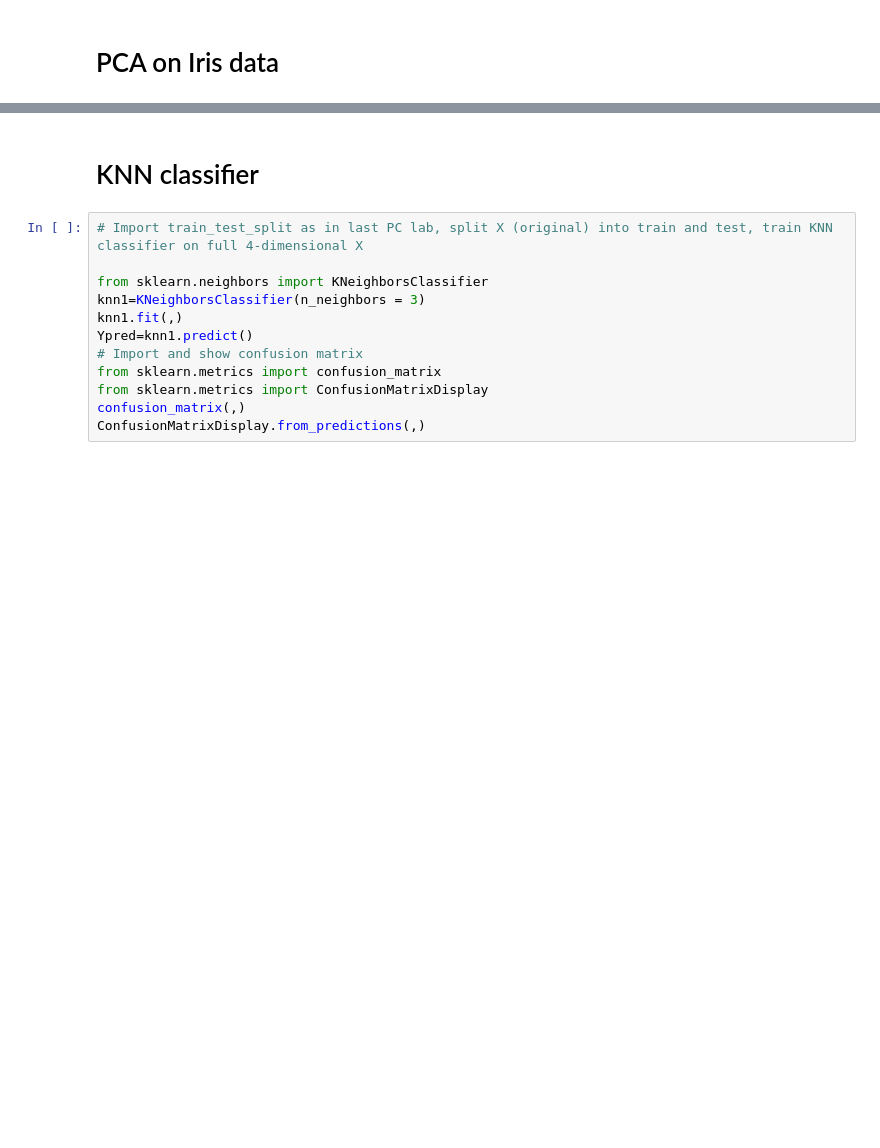
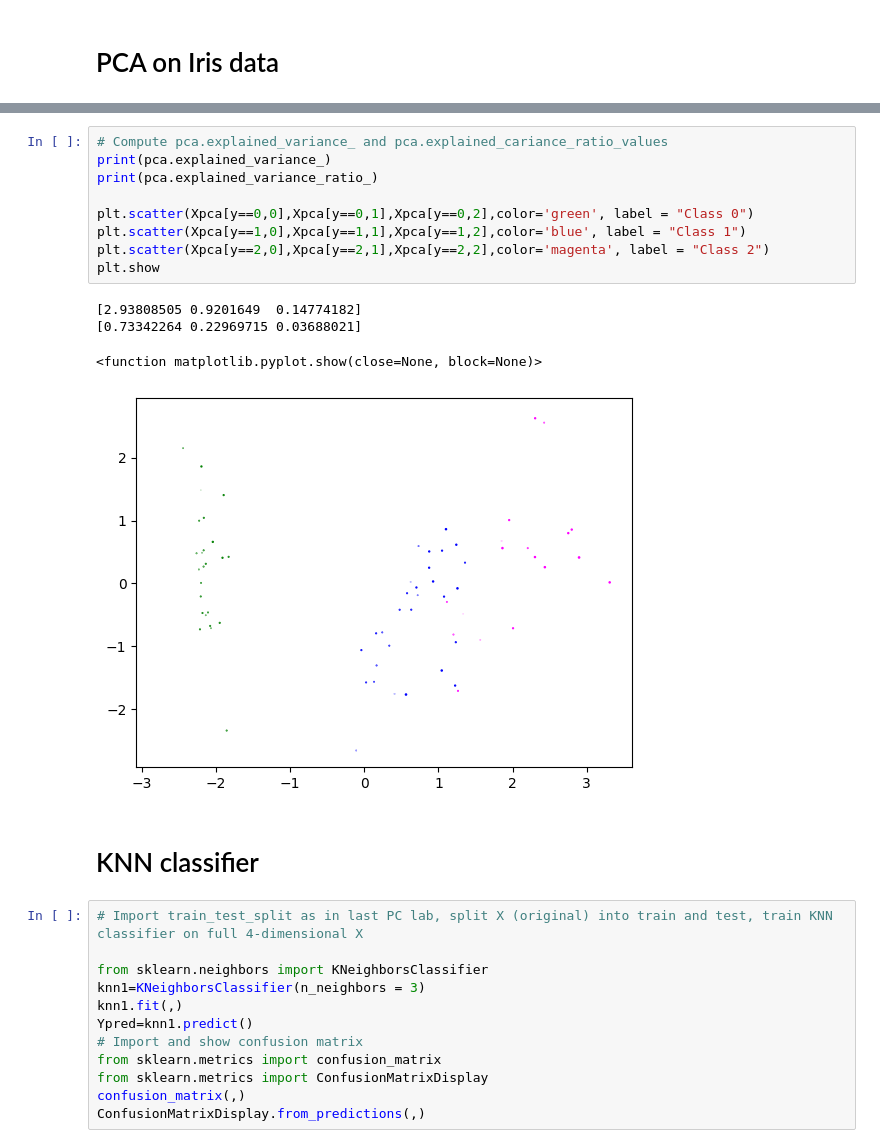
Before and after one commit to Mark1507/Kovychev_MLF, a Jupyter notebook: lab_04.ipynb, the cells around one changed output, grey strips where cells are left out. Saved outputs shown, nothing was run; the diff lists cells and outputs as text; blank space fills up the shorter version.

```diff
--- a/lab_04.ipynb
+++ b/lab_04.ipynb
@@ -78,3 +111,17 @@ array([0.72962445, 0.22850762, 0.03668922])
+# %%
+# Compute pca.explained_variance_ and pca.explained_cariance_ratio_values
+print(pca.explained_variance_)
+print(pca.explained_variance_ratio_)
+
+plt.scatter(Xpca[y==0,0],Xpca[y==0,1],Xpca[y==0,2],color='green', label = "Class 0")
+plt.scatter(Xpca[y==1,0],Xpca[y==1,1],Xpca[y==1,2],color='blue', label = "Class 1")
+plt.scatter(Xpca[y==2,0],Xpca[y==2,1],Xpca[y==2,2],color='magenta', label = "Class 2")
+plt.show
+# %% [output]
+[2.93808505 0.9201649  0.14774182]
+[0.73342264 0.22969715 0.03688021]
+<function matplotlib.pyplot.show(close=None, block=None)>
+[figure, added]
 # %% [markdown]
 # KNN classifier
 # %%
```
Also changed, not shown: parts of 8 cells of this notebook.
